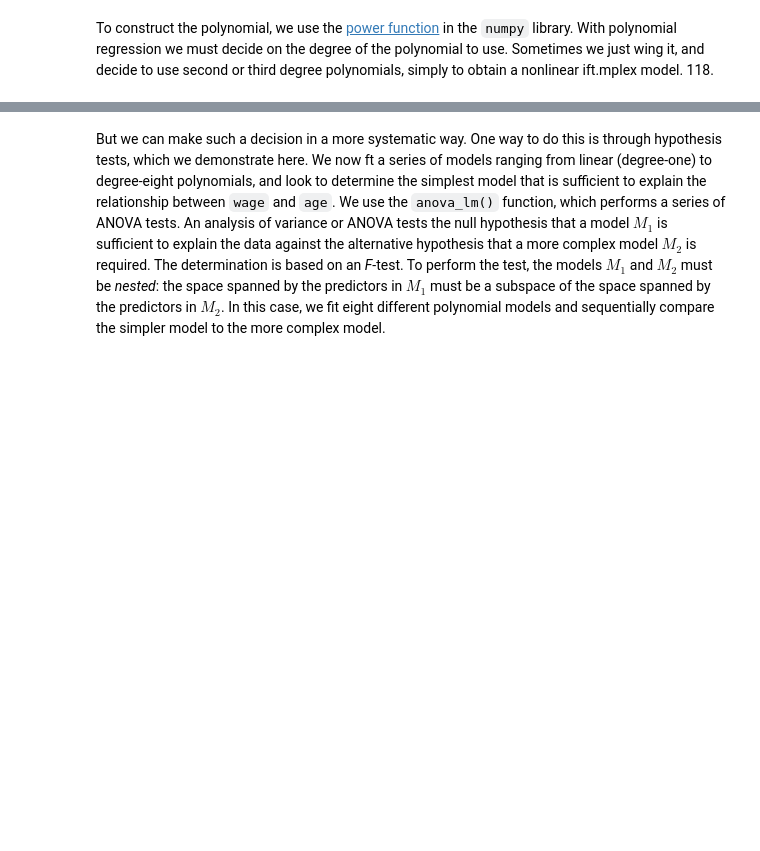
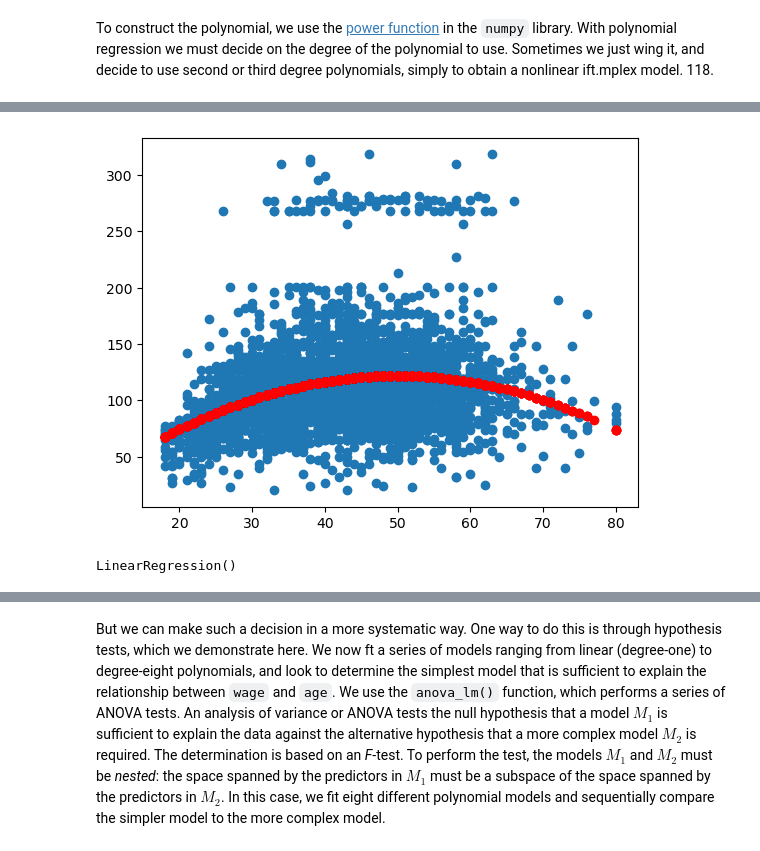
Before and after one commit to uky994/ISLR-Py, a Jupyter notebook: non_linear_models_and_pycaret.ipynb, the cells around one changed output, grey strips where cells are left out. Saved outputs shown, nothing was run; the diff lists cells and outputs as text; code cells hidden in the pictures; blank space fills up the shorter version.

```diff
--- a/non_linear_models_and_pycaret.ipynb
+++ b/non_linear_models_and_pycaret.ipynb
@@ -46,4 +74,15 @@ model_degree2 = sm.OLS(y, X_poly_degree2).fit()
+# %%
+pred = regr.predict(X2)
+plt.scatter(X, y)
+plt.scatter(X, pred, c='r')
+plt.show()
+# %% [output]
+[figure, added]
 # %%
 # Fit degree 3 polynomial regression model
-X_poly_degree3 = sm.add_constant(X**3)
-model_degree3 = sm.OLS(y, X_poly_degree3).fit()
+X3 = PolynomialFeatures(3).fit_transform(X.values.reshape(-1,1))
+
+regr = LinearRegression()
+regr.fit(X = X3, y = wage['wage'])
+# %% [output]
+LinearRegression()
```
Also changed, not shown: parts of 29 cells of this notebook.
